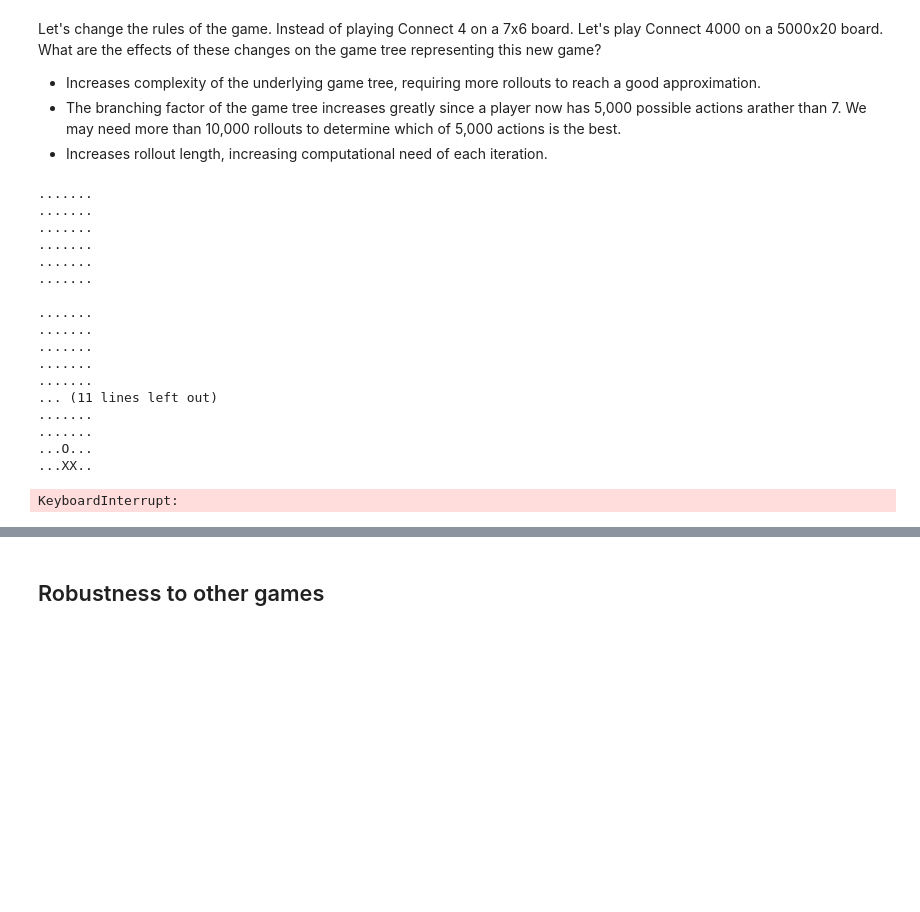
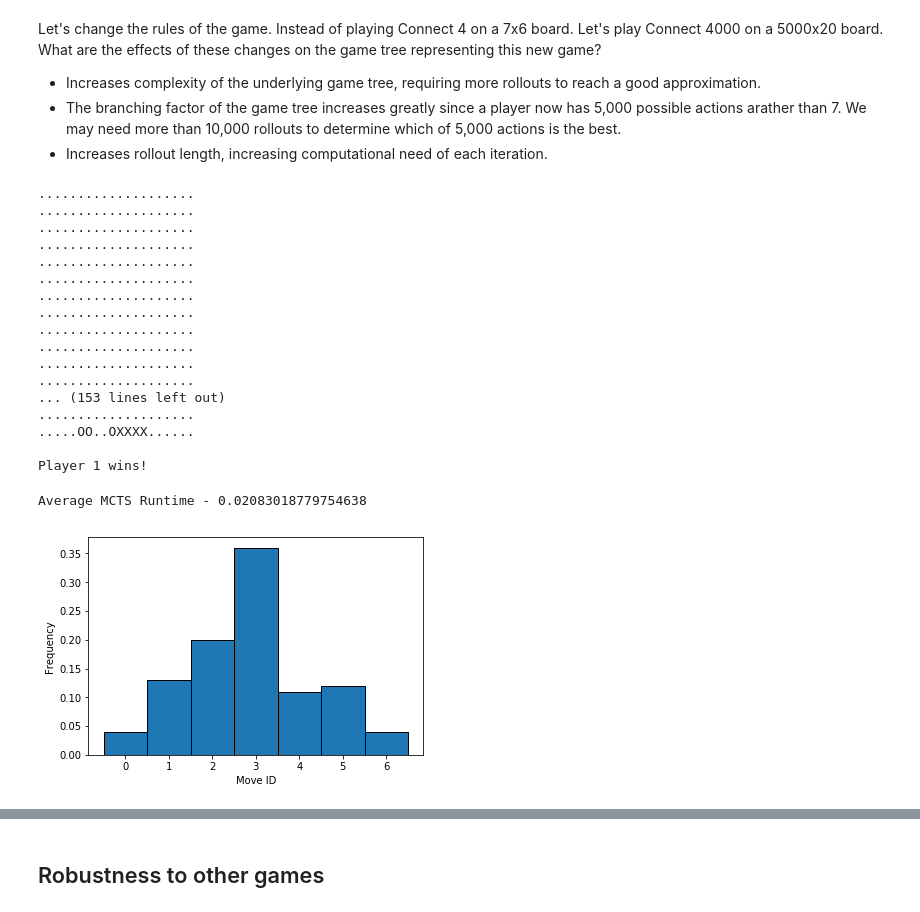
Before and after one commit to Danielhp95/ai-in-games-mcts, a Jupyter notebook: MCTS-tutorial.ipynb, the cells around one changed output, grey strips where cells are left out. Drawn from its saved outputs; the diff is of its cells as text; code cells hidden in the pictures; blank space fills up the shorter version.

Commit message:
Added plots for average action frequency calculation and exploration factor performance for Connect4

```diff
--- a/MCTS-tutorial.ipynb
+++ b/MCTS-tutorial.ipynb
@@ -345,10 +342,10 @@ $$UCB1 = \frac{w_i}{n_i} + c \sqrt{\frac{\log{N_i}}{n_i}}$$
 def UCB1(node, child, exploration_constant=sqrt(2)):
     return child.wins / child.visits + exploration_constant * sqrt(log(node.visits) / child.visits)
 # %%
-def selection_phase(node, state, selection_policy=UCB1):
+def selection_phase(node, state, selection_policy=UCB1, selection_policy_args=[]):
     if not node.IsFullyExpanded() or node.childNodes == []:
         return node
-    selected_node = sorted(node.childNodes, key=lambda child: selection_policy(node, child))[-1]
+    selected_node = sorted(node.childNodes, key=lambda child: selection_policy(node, child, *selection_policy_args))[-1]
     state.DoMove(selected_node.move)
     return selection_phase(selected_node, state)
 # %% [markdown]
@@ -421,7 +419,7 @@ For nondeterministic games with probabilistic models that are not exposed to the
 # %% [markdown]
 Let's put all phases together into a unique function.
 # %%
-def MCTS_UCT(rootstate, itermax):
+def MCTS_UCT(rootstate, itermax, exploration_factor_ucb1=sqrt(2)):
     """
     Conducts a game tree search using the MCTS-UCT algorithm
     for a total of param itermax iterations. The search begins
@@ -438,7 +436,7 @@ def MCTS_UCT(rootstate, itermax):
         node  = rootnode
         state = rootstate.Clone()
 
-        node  = selection_phase(node, state, selection_policy=UCB1)
+        node  = selection_phase(node, state, selection_policy=UCB1, selection_policy_args=[exploration_factor_ucb1])
 
         node  = expansion_phase(node, state)
 
@@ -495,24 +493,47 @@ Let's change the rules of the game. Instead of playing Connect 4 on a 7x6 board.
 + The branching factor of the game tree increases greatly since a player now has 5,000 possible actions arather than 7. We may need more than 10,000 rollouts to determine which of 5,000 actions is the best.
 + Increases rollout length, increasing computational need of each iteration.
 # %%
-initialState = Connect4State(width=7, height=6, connect=5)
+initialState = Connect4State(width=20, height=14, connect=4)
 PlayGame(initialState)
 # %% [output]
-.......
-.......
-.......
-.......
-.......
-.......
+....................
+....................
+....................
+....................
+....................
+....................
+....................
+....................
+....................
+....................
+....................
+....................
+... (153 lines left out)
+....................
+.....OO..OXXXX......
 
-.......
-.......
-.......
-.......
-.......
-... (11 lines left out)
-.......
-.......
-...O...
-...XX..
+Player 1 wins!
-KeyboardInterrupt:
+# %%
+import matplotlib.pyplot as plot
+import time
+import numpy as np
+
+
+def plot_action_frequencies(state, budget, bins=[0,1,2,3,4,5,6,7], runs=100):
+    x=[]
+    mctsAverageRuntime = 0
+    for i in range(runs):
+        startTime = time.time()
+        move = MCTS_UCT(state, itermax=budget)
+        x += [move]
+        mctsAverageRuntime += (time.time() - startTime) / runs
+
+    plot.hist(x, align='left', bins=bins, edgecolor='black', density=True)
+    plot.xlabel("Move ID")
+    plot.ylabel("Frequency")
+    print("Average MCTS Runtime - " + str(mctsAverageRuntime))
+# %%
+plot_action_frequencies(Connect4State(), budget=100)
+# %% [output]
+Average MCTS Runtime - 0.02083018779754638
+[figure, added]
```
Also changed, not shown: parts of 8 cells of this notebook.
